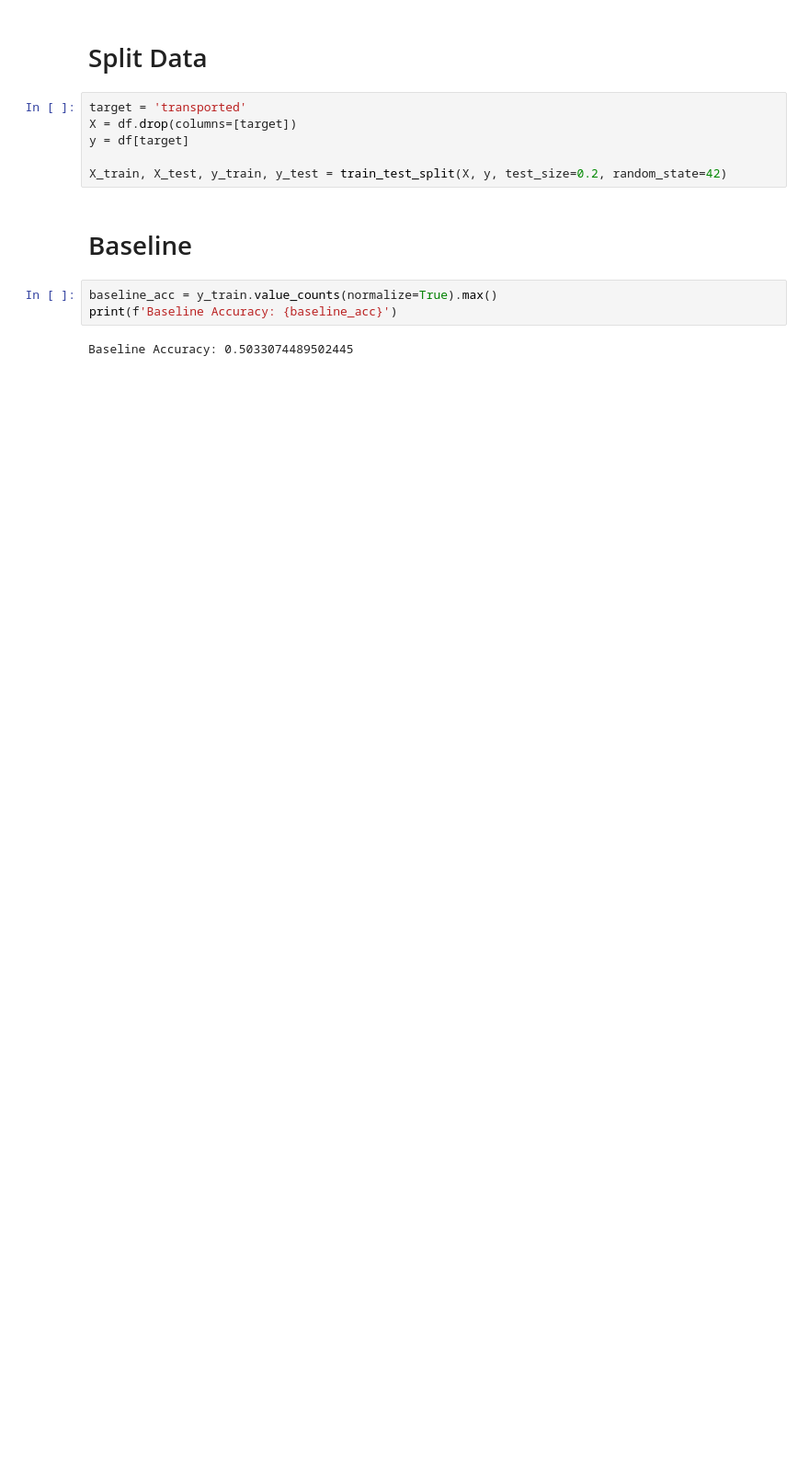
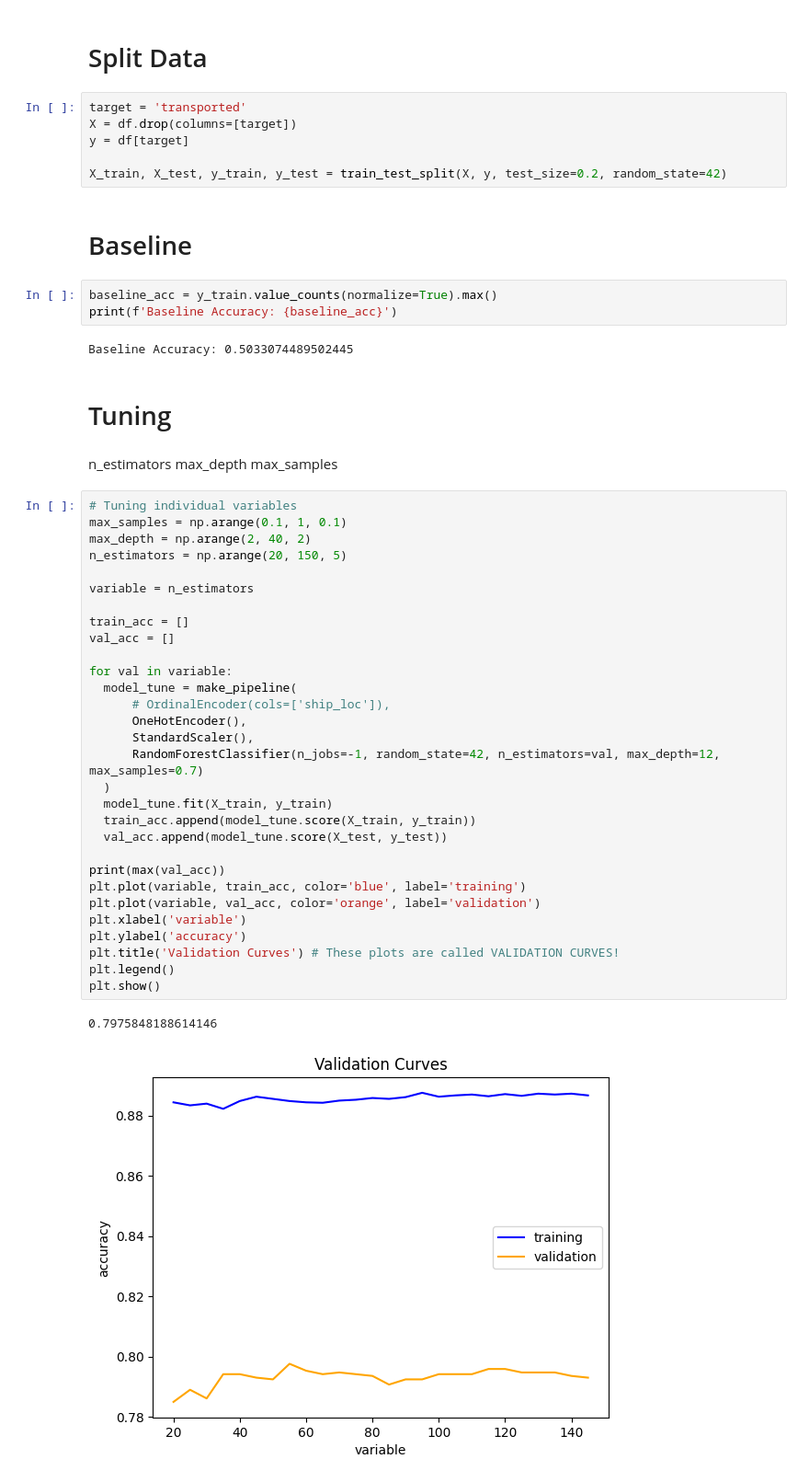
Before and after one commit to attyfinch/spaceship_titanic_predictive_model_kaggle, a Jupyter notebook: spaceship_titanic_model.ipynb, the cells around one changed output. Shown at 92% size. Saved outputs shown, nothing was run; the diff lists cells and outputs as text; blank space fills up the shorter version.

```diff
--- a/spaceship_titanic_model.ipynb
+++ b/spaceship_titanic_model.ipynb
@@ -157,4 +141,43 @@ baseline_acc = y_train.value_counts(normalize=True).max()
 print(f'Baseline Accuracy: {baseline_acc}')
 # %% [output]
 Baseline Accuracy: 0.5033074489502445
+# %% [markdown]
+# Tuning
+# %% [markdown]
+n_estimators
+max_depth
+max_samples
+# %%
+# Tuning individual variables
+max_samples = np.arange(0.1, 1, 0.1)
+max_depth = np.arange(2, 40, 2)
+n_estimators = np.arange(20, 150, 5)
+
+variable = n_estimators
+
+train_acc = []
+val_acc = []
+
+for val in variable:
+  model_tune = make_pipeline(
+      # OrdinalEncoder(cols=['ship_loc']),
+      OneHotEncoder(),
+      StandardScaler(),
+      RandomForestClassifier(n_jobs=-1, random_state=42, n_estimators=val, max_depth=12, max_samples=0.7)
+  )
+  model_tune.fit(X_train, y_train)
+  train_acc.append(model_tune.score(X_train, y_train))
+  val_acc.append(model_tune.score(X_test, y_test))
+
+print(max(val_acc))
+plt.plot(variable, train_acc, color='blue', label='training')
+plt.plot(variable, val_acc, color='orange', label='validation')
+plt.xlabel('variable')
+plt.ylabel('accuracy')
+plt.title('Validation Curves') # These plots are called VALIDATION CURVES!
+plt.legend()
+plt.show()
+# %% [output]
+0.7975848188614146
+[figure, added]
 # %% [markdown]
```
Also changed, not shown: parts of 10 cells of this notebook, 2 other files.
